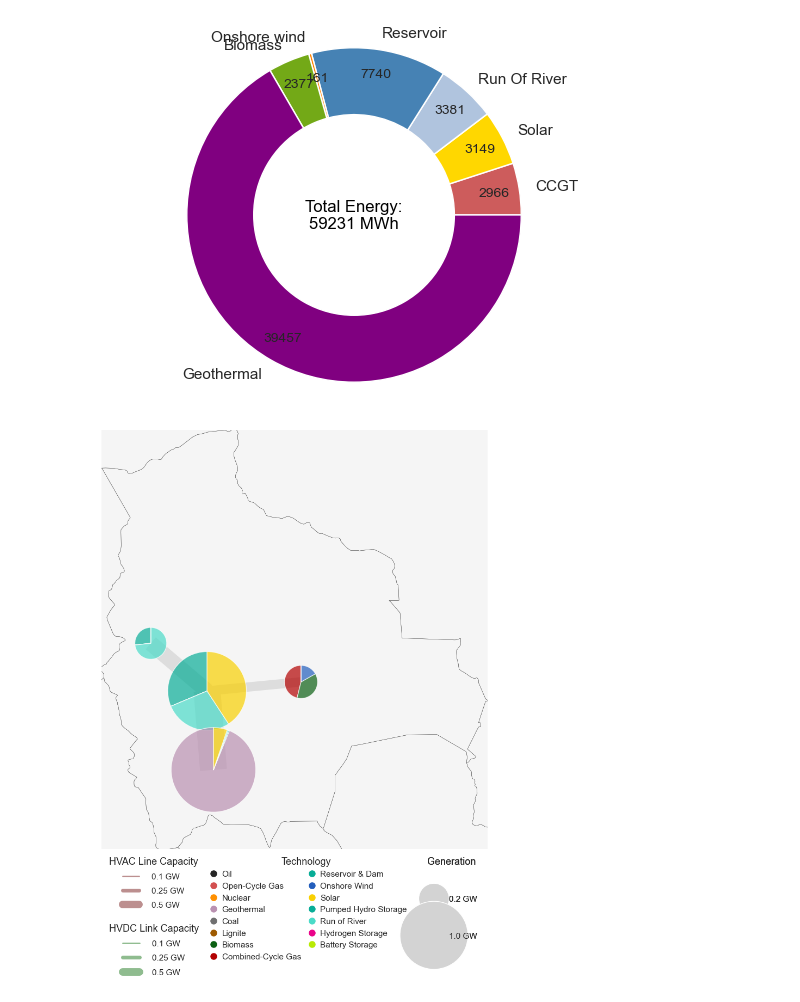
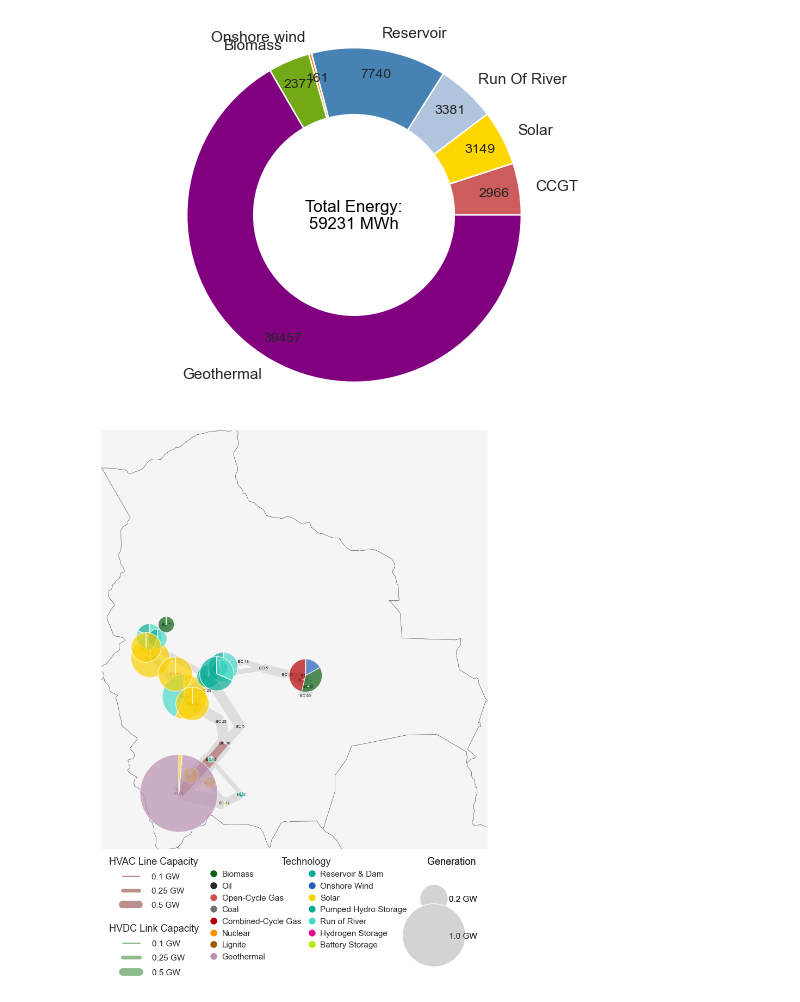
Before and after one commit to carlosfv92/pypsa-africa, a Jupyter notebook: Result_analysis/3_Dispatch_analysis.ipynb, the cells around one changed output. Saved outputs shown, nothing was run; the diff lists cells and outputs as text; code cells hidden in the pictures.

```diff
--- a/Result_analysis/3_Dispatch_analysis.ipynb
+++ b/Result_analysis/3_Dispatch_analysis.ipynb
@@ -674,5 +674,5 @@ Energy_per_bus
 # %%
-n = n_solve_4
+n = n_solve
 
 ###map.py von Fabian
 """
@@ -873,3 +873,6 @@ def plot_network(n, fn=None):
 
     if fn is not None:
         plt.savefig(fn, bbox_inches="tight")
+
+
+plot_network(n)
@@ -881,5 +881,5 @@ plot_network(n)
 # %%
-n = n_solve_4
+n = n_solve
 
 ###map.py von Fabian
 """
@@ -1119,7 +1119,7 @@ production_by_zone
 
  [8760 rows x 0 columns]}
 # %%
-n=n_solve_4
+n=n_solve
 
 fig, axs = plt.subplots(1, 4, figsize=(25, 5))  # Crée une figure avec 4 sous-graphiques côte à côte
 fig.suptitle('Energy Production by Zone', fontsize=16)  # Titre global pour les sous-graphiques
@@ -1230,7 +1230,7 @@ for i, bus_name in enumerate(bus_names):
     axs[i].set_title(bus_name)
 
 # Sauvegarder la figure globale
-plt.savefig('energy_pie_by_zone.eps', format=image_format, dpi=1200)
+#plt.savefig('energy_pie_by_zone.eps', format=image_format, dpi=1200)
 plt.show()
 # %% [output]
 IndexError: index 4 is out of bounds for axis 0 with size 4
@@ -1239,7 +1239,7 @@ IndexError: index 4 is out of bounds for axis 0 with size 4
 import matplotlib.pyplot as plt
 import numpy as np
 
-n =n_solve_4
+n =n_solve
 
 fig, axs = plt.subplots(1, 4, figsize=(20, 5))  # Crée une figure avec 4 sous-graphiques côte à côte
 fig.suptitle('Energy Capacity (initial and optimal) by Zone', fontsize=16)  # Titre global pour les sous-graphiques
@@ -1418,7 +1418,7 @@ plt.show()
 INFO:pypsa.io:Imported network elec_s_4_ec_lcopt_Co2L-1H.nc has buses, carriers, generators, global_constraints, lines, links, loads, storage_units, stores
 [figure]
 # %%
-n = n_solve_4
+n = n_solve
 
 ###map.py von Fabian
 """
@@ -1597,31 +1597,42 @@ def plot_network(n, fn=None):
         ax=ax,
         bus_sizes=bus_sizes,
         color_geomap=True,
         bus_alpha=0.7,
         line_widths=line_widths_opt,
         line_colors="#dddddd",
     )
 
     n.plot(
         ax=ax,
         geomap=True,
         bus_sizes=0,
         line_widths=line_widths,
         link_widths=link_widths,
     )
 
+
+    # Convert "Bus" index column to string type
+    filtered_buses = n.buses
+    filtered_buses.index = filtered_buses.index.astype(str)
+    filtered_buses = n.buses[~n.buses.index.str.contains(r" (H2|battery)$")]
+
+    # Add bus names to the plot
+    for bus, (lon, lat) in filtered_buses[['x', 'y']].iterrows():
+        ax.text(lon, lat, bus, fontsize=5, color='black', ha='center', va='center')
+
+
     add_legend(ax, bus_factor, branch_factor)
 
     ### section added to define the national border
     world = gpd.read_file(gpd.datasets.get_path("naturalearth_lowres"))
     shapes=world[world.name.isin(["Bolivia"])].set_index("name")
     ax.set_extent([shapes.total_bounds[0], shapes.total_bounds[2],shapes.total_bounds[1], shapes.total_bounds[3]], crs=ccrs.PlateCarree())
 
 
     if fn is not None:
         plt.savefig(fn, bbox_inches="tight")
 
 
 plot_network(n)
 # %% [output]
-[figure, old version]
+[figure, new version]
```
Also changed, not shown: parts of 17 cells of this notebook, 2 other files.
